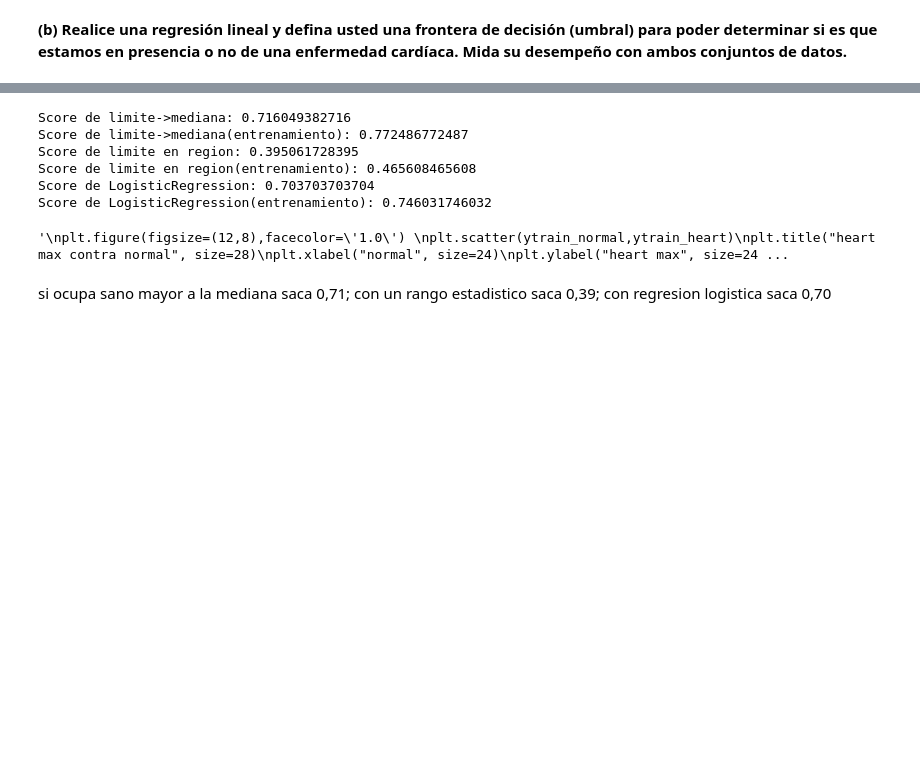
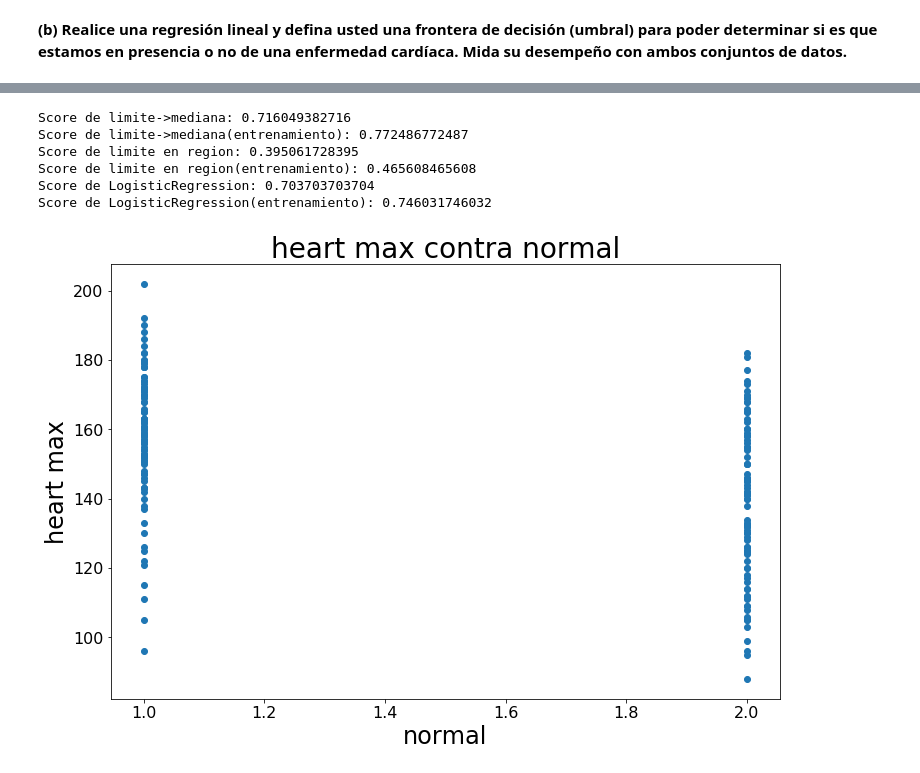
Before and after one commit to AlfredoAlfi/MachineLearning1, a Jupyter notebook: Tarea1_Machine_Learning.ipynb, the cells around one changed output, grey strips where cells are left out. Cells and saved outputs as stored; diff of their text form; code cells hidden in the pictures; blank space fills up the shorter version.

```diff
--- a/Tarea1_Machine_Learning.ipynb
+++ b/Tarea1_Machine_Learning.ipynb
@@ -856,7 +913,7 @@ cota_superior_heart = media_heart - k*desviacion_heart
 
 predictions_normal=[]
 for pred in predictions:
-    if(pred>cota_inferior_heart and pred<cota_superior_heart):
+    if(pred<cota_inferior_heart and pred>cota_superior_heart):
         predictions_normal.append(1)
     else:
         predictions_normal.append(2)
@@ -871,7 +928,7 @@ cota_superior_heart = media_heart - k*desviacion_heart
 
 predictions_normal=[]
 for pred in predent:
-    if(pred>cota_inferior_heart and pred<cota_superior_heart):
+    if(pred<cota_inferior_heart and pred>cota_superior_heart):
         predictions_normal.append(1)
     else:
         predictions_normal.append(2)
@@ -881,35 +938,32 @@ print("Score de limite en region(entrenamiento): "+str(accuracy_score(ytrain_nor
 
 ##########Esto sirve para comparar y decir que la regresion lineal o escojer a mano es malo#############
 from sklearn.linear_model import LogisticRegression
 model = LogisticRegression()
 model.fit(ytrain_heart.reshape((len(ytrain_normal),1)),ytrain_normal)
 n = len(predictions)
 predictions_normal = model.predict(predictions.reshape((n,1)))
 from sklearn.metrics import accuracy_score
 print("Score de LogisticRegression: "+str(accuracy_score(ytest_normal,predictions_normal)))
 
 n = len(predent)
 predictions_normal = model.predict(predent.reshape((n,1)))
 from sklearn.metrics import accuracy_score
 print("Score de LogisticRegression(entrenamiento): "+str(accuracy_score(ytrain_normal,predictions_normal)))
 ########################################################################################################
 
-"""
+
 plt.figure(figsize=(12,8),facecolor='1.0')
 plt.scatter(ytrain_normal,ytrain_heart)
 plt.title("heart max contra normal", size=28)
 plt.xlabel("normal", size=24)
 plt.ylabel("heart max", size=24)
 plt.tick_params(labelsize=16)
 plt.show()
-"""
 # %% [output]
 Score de limite->mediana: 0.716049382716
 Score de limite->mediana(entrenamiento): 0.772486772487
 Score de limite en region: 0.395061728395
 Score de limite en region(entrenamiento): 0.465608465608
 Score de LogisticRegression: 0.703703703704
 Score de LogisticRegression(entrenamiento): 0.746031746032
-'\nplt.figure(figsize=(12,8),facecolor=\'1.0\') \nplt.scatter(ytrain_normal,ytrain_heart)\nplt.title("heart max contra normal", size=28)\nplt.xlabel("normal", size=24)\nplt.ylabel("heart max", size=24 ...
+[figure, added]
-# %% [markdown]
-<p>si ocupa sano mayor a la mediana saca 0,71; con un rango estadistico saca 0,39; con regresion logistica saca 0,70</p>
```
Also changed, not shown: parts of 24 cells of this notebook.
